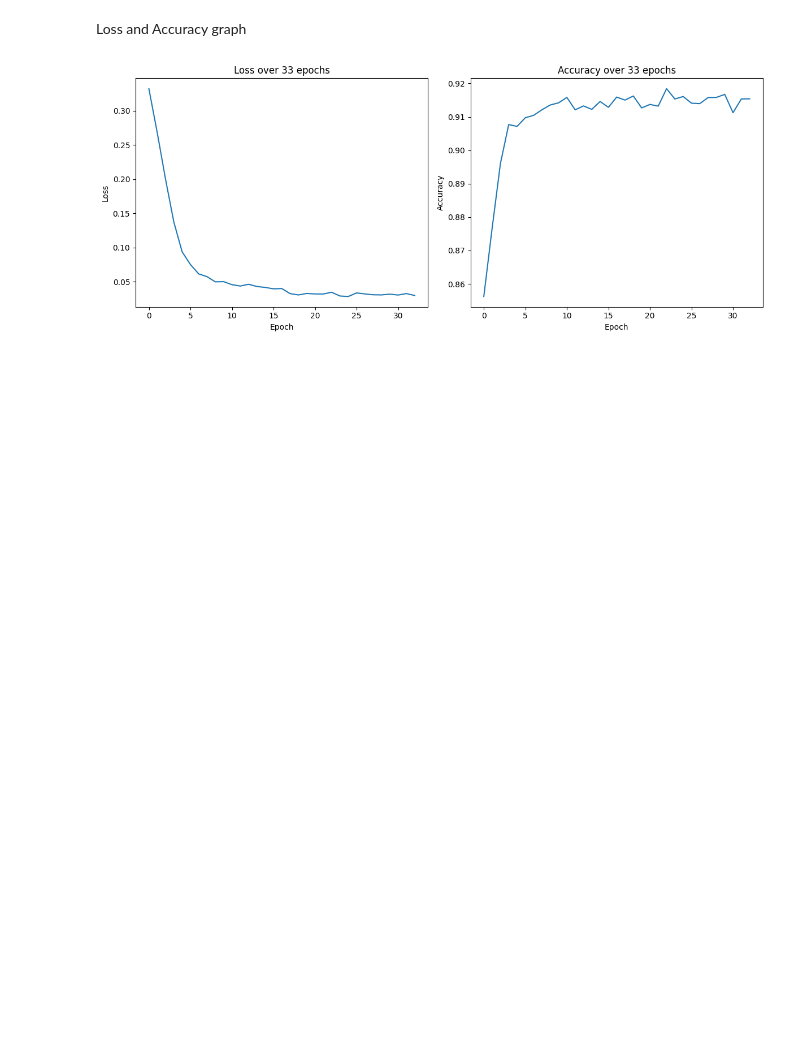
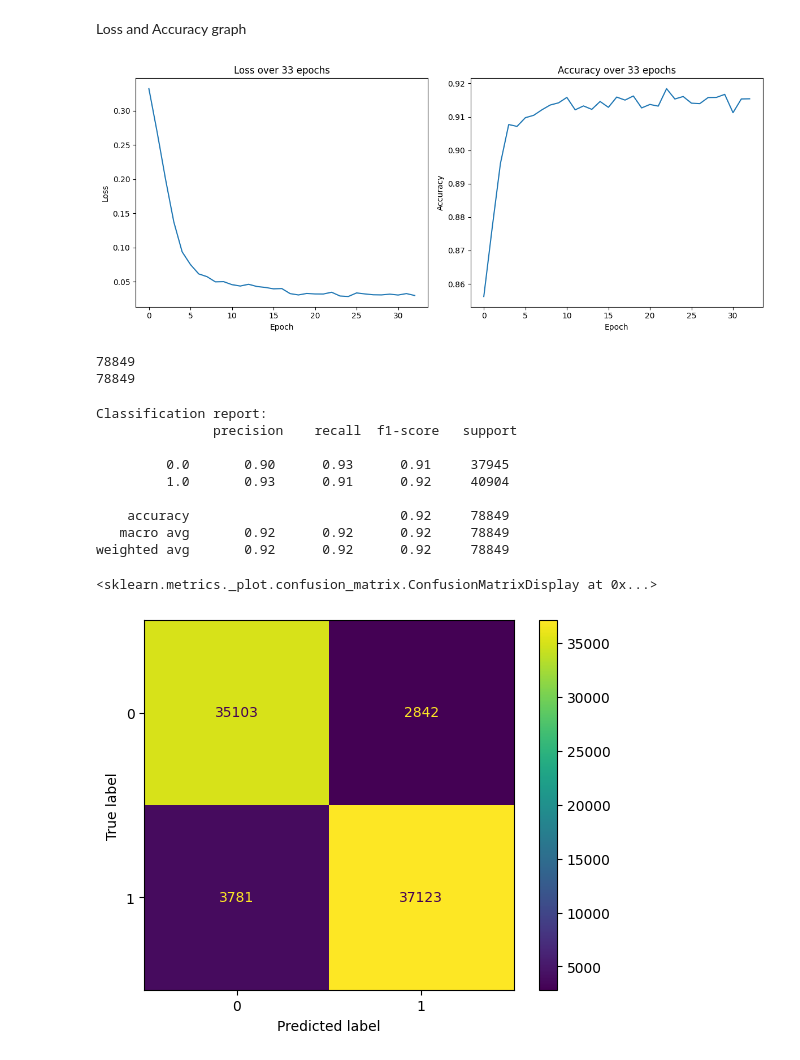
Before and after one commit to chymchym1905/Amazon-reviews-sentiment-classification, a Jupyter notebook: main.ipynb, the cells around one changed output. Cells and saved outputs as stored; diff of their text form; code cells hidden in the pictures; blank space fills up the shorter version.

Commit message:
figures

```diff
--- a/main.ipynb
+++ b/main.ipynb
@@ -645,3 +650,47 @@ plt.tight_layout()
 plt.show()
 # %% [output]
 [figure]
+# %%
+from sklearn.metrics import confusion_matrix
+model.eval()
+
+# Collect predictions and true labels
+prediction_list = []
+true_labels = []
+
+with torch.no_grad():
+    for x,y,z in test_loader:
+        z = z.unsqueeze(1)
+        predictions = model(x,y)
+        result = (predictions>0).float()
+        # print(result)
+        prediction_list.extend(result.squeeze(1).cpu().numpy())
+        true_labels.extend(z.squeeze(1).cpu().numpy())
+        # break
+print(len(prediction_list))
+print(len(true_labels))
+# %% [output]
+78849
+78849
+# %%
+from sklearn.metrics import ConfusionMatrixDisplay, classification_report
+
+
+conf_matrix = confusion_matrix(true_labels, prediction_list)
+print("Classification report: \n", classification_report(true_labels, prediction_list))
+
+# Plot confusion matrix
+
+ConfusionMatrixDisplay(confusion_matrix=conf_matrix).plot()
+# %% [output]
+Classification report:
+               precision    recall  f1-score   support
+
+         0.0       0.90      0.93      0.91     37945
+         1.0       0.93      0.91      0.92     40904
+
+    accuracy                           0.92     78849
+   macro avg       0.92      0.92      0.92     78849
+weighted avg       0.92      0.92      0.92     78849
+<sklearn.metrics._plot.confusion_matrix.ConfusionMatrixDisplay at 0x...>
+[figure, added]
```
Also changed, not shown: parts of 1 cell of this notebook, 6 other files.
